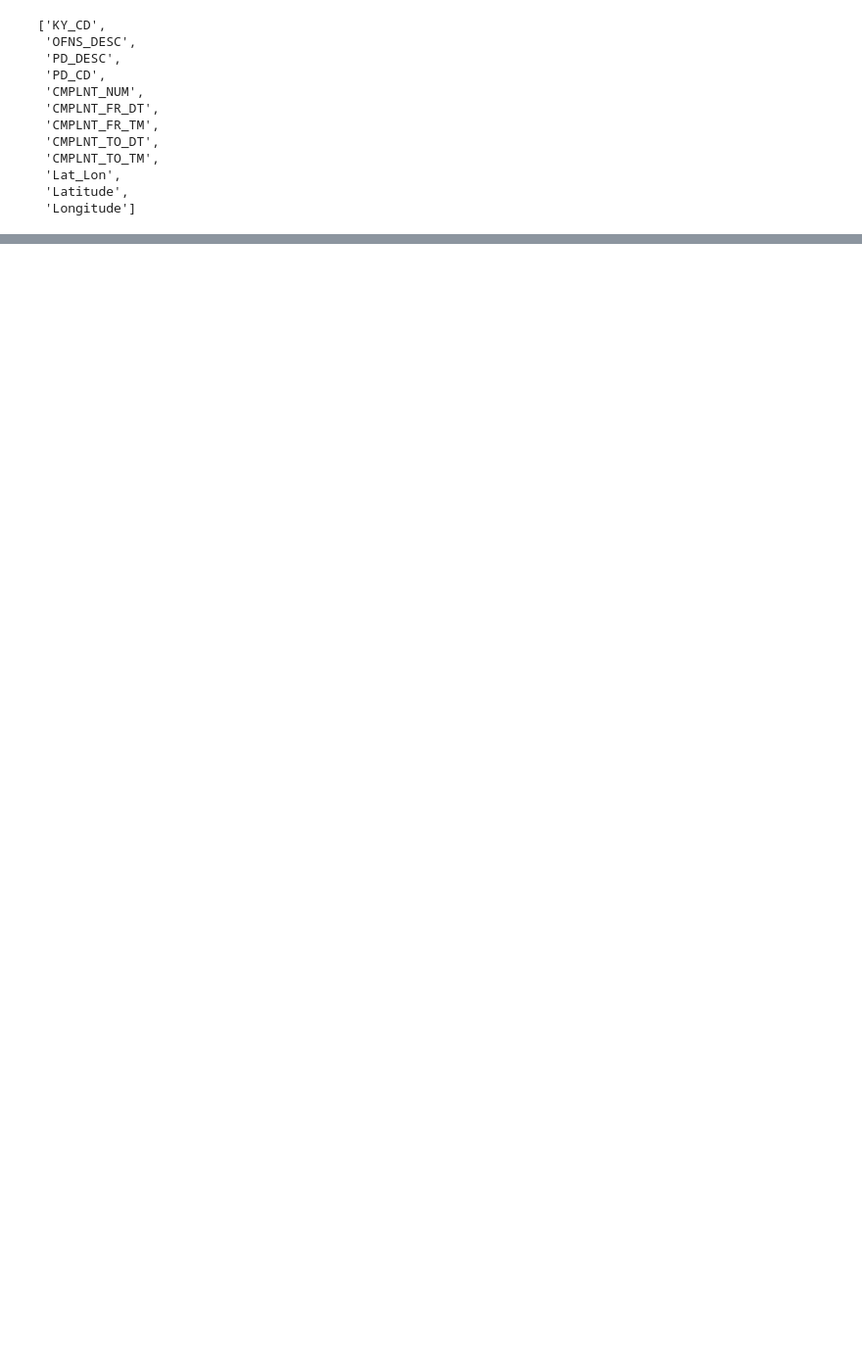
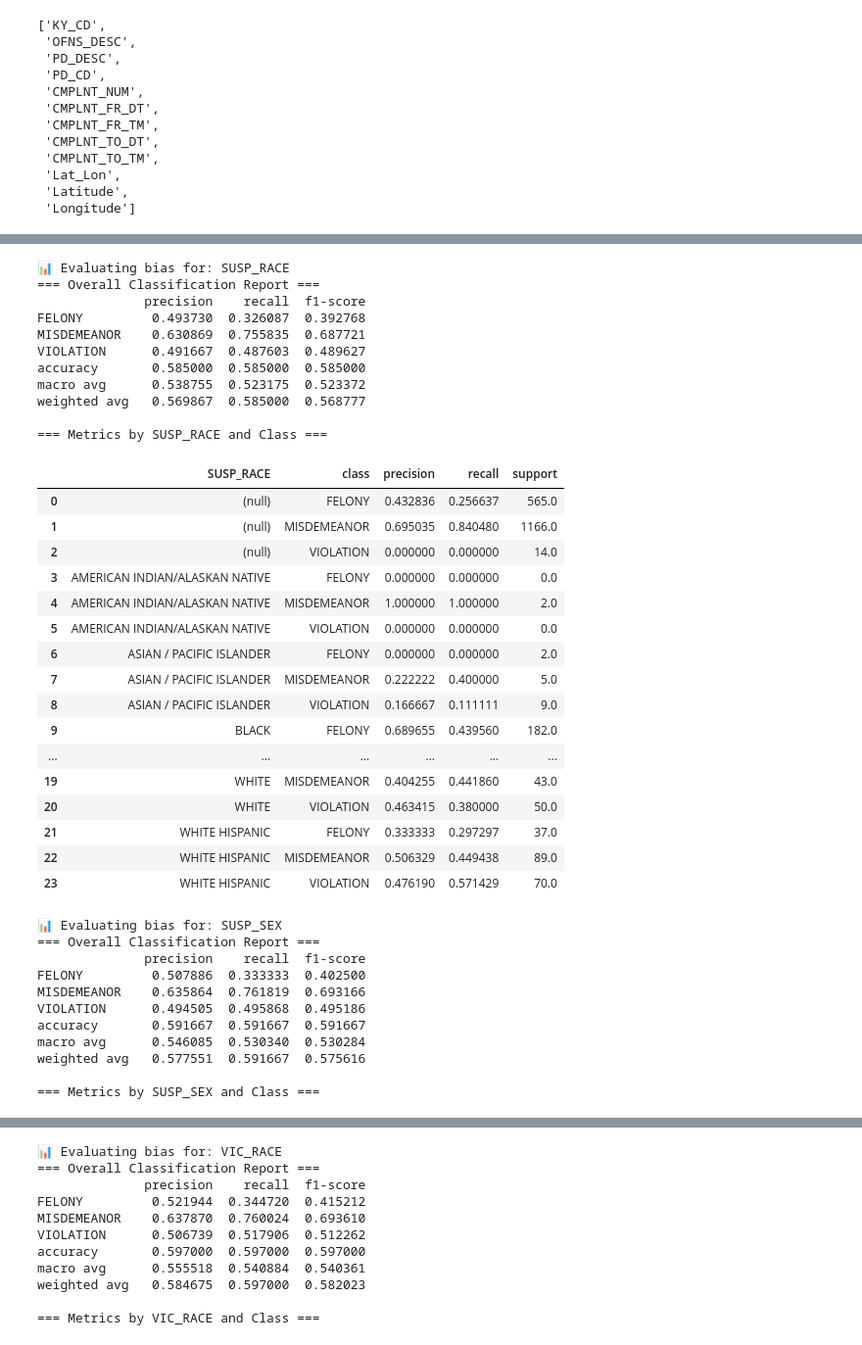
Before and after one commit to kobivan92/dsai2, a Jupyter notebook: bias.ipynb, the cells around one changed output, grey strips where cells are left out. Shown: that part at 98% size. Drawn from its saved outputs; the diff is of its cells as text; code cells hidden in the pictures; blank space fills up the shorter version.

```diff
--- a/bias.ipynb
+++ b/bias.ipynb
@@ -677,0 +523,62 @@ weighted avg   0.587211  0.600000  0.584932
+# %%
+# Manually define protected columns (use the output you already got or know is correct)
+protected_columns = "SUSP_RACE, SUSP_SEX, VIC_RACE, VIC_SEX, SUSP_AGE_GROUP, VIC_AGE_GROUP, BORO_NM"
+target_column = "LAW_CAT_CD"  # use the known target if LLM call is broken
+
+# Convert comma-separated string to list of column names
+protected_list = [col.strip() for col in protected_columns.split(',')]
+
+# Evaluate the model for each protected attribute
+results = {}
+
+for attr in protected_list:
+    print(f"\n📊 Evaluating bias for: {attr}")
+    try:
+        model, preproc, overall, group_metrics = evaluate_model_bias(
+            df_clean[:10000],  # sample size
+            target_col=target_column,
+            protected_attr=attr
+        )
+        results[attr] = group_metrics
+    except Exception as e:
+        print(f"⚠️ Error for {attr}: {e}")
+# %% [output]
+📊 Evaluating bias for: SUSP_RACE
+=== Overall Classification Report ===
+              precision    recall  f1-score
+FELONY         0.493730  0.326087  0.392768
+MISDEMEANOR    0.630869  0.755835  0.687721
+VIOLATION      0.491667  0.487603  0.489627
+accuracy       0.585000  0.585000  0.585000
+macro avg      0.538755  0.523175  0.523372
+weighted avg   0.569867  0.585000  0.568777
+
+=== Metrics by SUSP_RACE and Class ===
+|  | SUSP_RACE | class | precision | recall | support |
+| 0 | (null) | FELONY | 0.432836 | 0.256637 | 565.0 |
+| 1 | (null) | MISDEMEANOR | 0.695035 | 0.840480 | 1166.0 |
+| 2 | (null) | VIOLATION | 0.000000 | 0.000000 | 14.0 |
+| 3 | AMERICAN INDIAN/ALASKAN NATIVE | FELONY | 0.000000 | 0.000000 | 0.0 |
+| 4 | AMERICAN INDIAN/ALASKAN NATIVE | MISDEMEANOR | 1.000000 | 1.000000 | 2.0 |
+| 5 | AMERICAN INDIAN/ALASKAN NATIVE | VIOLATION | 0.000000 | 0.000000 | 0.0 |
+| 6 | ASIAN / PACIFIC ISLANDER | FELONY | 0.000000 | 0.000000 | 2.0 |
+| 7 | ASIAN / PACIFIC ISLANDER | MISDEMEANOR | 0.222222 | 0.400000 | 5.0 |
+| 8 | ASIAN / PACIFIC ISLANDER | VIOLATION | 0.166667 | 0.111111 | 9.0 |
+| 9 | BLACK | FELONY | 0.689655 | 0.439560 | 182.0 |
+| ... | ... | ... | ... | ... | ... |
+| 19 | WHITE | MISDEMEANOR | 0.404255 | 0.441860 | 43.0 |
+| 20 | WHITE | VIOLATION | 0.463415 | 0.380000 | 50.0 |
+| 21 | WHITE HISPANIC | FELONY | 0.333333 | 0.297297 | 37.0 |
+| 22 | WHITE HISPANIC | MISDEMEANOR | 0.506329 | 0.449438 | 89.0 |
+| 23 | WHITE HISPANIC | VIOLATION | 0.476190 | 0.571429 | 70.0 |
+📊 Evaluating bias for: SUSP_SEX
+=== Overall Classification Report ===
+              precision    recall  f1-score
+FELONY         0.507886  0.333333  0.402500
+MISDEMEANOR    0.635864  0.761819  0.693166
+VIOLATION      0.494505  0.495868  0.495186
+accuracy       0.591667  0.591667  0.591667
+macro avg      0.546085  0.530340  0.530284
+weighted avg   0.577551  0.591667  0.575616
+
+=== Metrics by SUSP_SEX and Class ===
@@ -677,0 +598,11 @@ weighted avg   0.587211  0.600000  0.584932
+📊 Evaluating bias for: VIC_RACE
+=== Overall Classification Report ===
+              precision    recall  f1-score
+FELONY         0.521944  0.344720  0.415212
+MISDEMEANOR    0.637870  0.760024  0.693610
+VIOLATION      0.506739  0.517906  0.512262
+accuracy       0.597000  0.597000  0.597000
+macro avg      0.555518  0.540884  0.540361
+weighted avg   0.584675  0.597000  0.582023
+
+=== Metrics by VIC_RACE and Class ===
```
Also changed, not shown: parts of 10 cells of this notebook.
